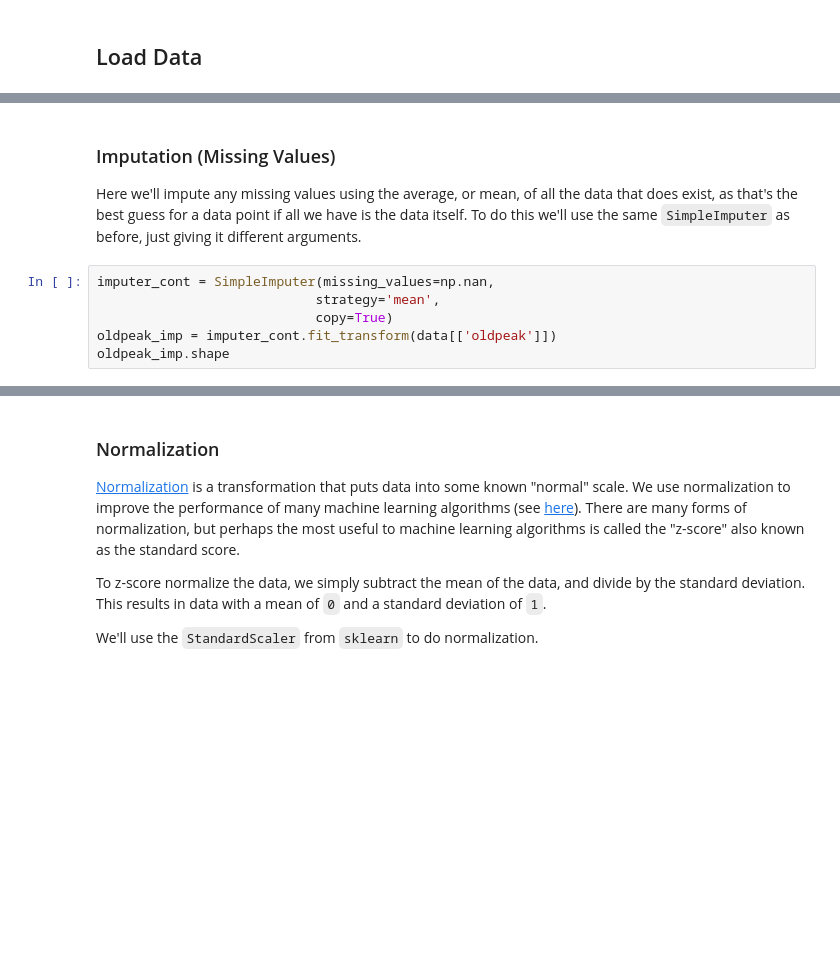
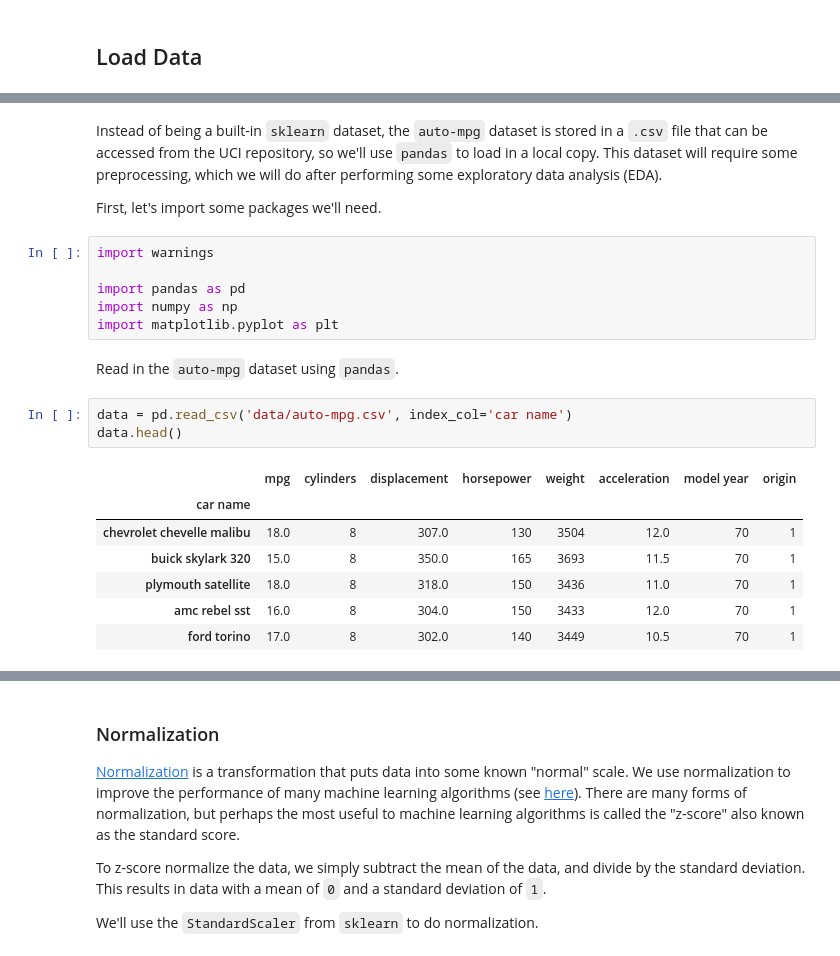
Before and after one commit to dlab-berkeley/Python-Machine-Learning, a Jupyter notebook: 2_regression.ipynb, the cells around one changed output, grey strips where cells are left out. Saved outputs shown, nothing was run; the diff lists cells and outputs as text; blank space fills up the shorter version.

```diff
--- a/2_regression.ipynb
+++ b/2_regression.ipynb
@@ -195,10 +11,23 @@ Preprocessing continuous data requires different steps than categorical data. We
-# %% [markdown]
-### Imputation (Missing Values)
-
-Here we'll impute any missing values using the average, or mean, of all the data that does exist, as that's the best guess for a data point if all we have is the data itself. To do this we'll use the same `SimpleImputer` as before, just giving it different arguments.
-# %%
-imputer_cont = SimpleImputer(missing_values=np.nan,
-                            strategy='mean',
-                            copy=True)
-oldpeak_imp = imputer_cont.fit_transform(data[['oldpeak']])
-oldpeak_imp.shape
+# %% [markdown]
+Instead of being a built-in `sklearn` dataset, the `auto-mpg` dataset is stored in a `.csv` file that can be accessed from the UCI repository, so we'll use `pandas` to load in a local copy. This dataset will require some preprocessing, which we will do after performing some exploratory data analysis (EDA).
+
+First, let's import some packages we'll need.
+# %%
+import warnings
+
+import pandas as pd
+import numpy as np
+import matplotlib.pyplot as plt
+# %% [markdown]
+Read in the `auto-mpg` dataset using `pandas`.
+# %%
+data = pd.read_csv('data/auto-mpg.csv', index_col='car name')
+data.head()
+# %% [output]
+|  | mpg | cylinders | displacement | horsepower | weight | acceleration | model year | origin |
+| car name |  |  |  |  |  |  |  |  |
+| chevrolet chevelle malibu | 18.0 | 8 | 307.0 | 130 | 3504 | 12.0 | 70 | 1 |
+| buick skylark 320 | 15.0 | 8 | 350.0 | 165 | 3693 | 11.5 | 70 | 1 |
+| plymouth satellite | 18.0 | 8 | 318.0 | 150 | 3436 | 11.0 | 70 | 1 |
+| amc rebel sst | 16.0 | 8 | 304.0 | 150 | 3433 | 12.0 | 70 | 1 |
+| ford torino | 17.0 | 8 | 302.0 | 140 | 3449 | 10.5 | 70 | 1 |
```
Also changed, not shown: parts of 217 cells of this notebook, 7 other files.
